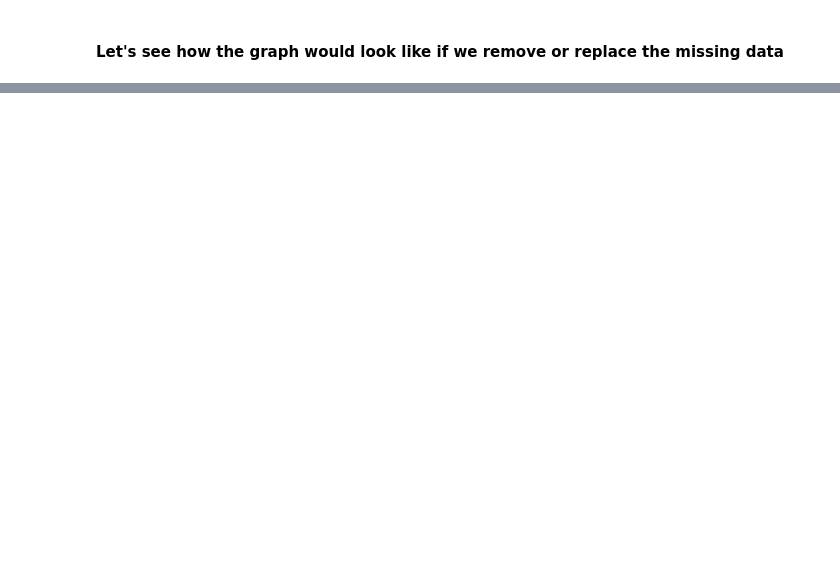
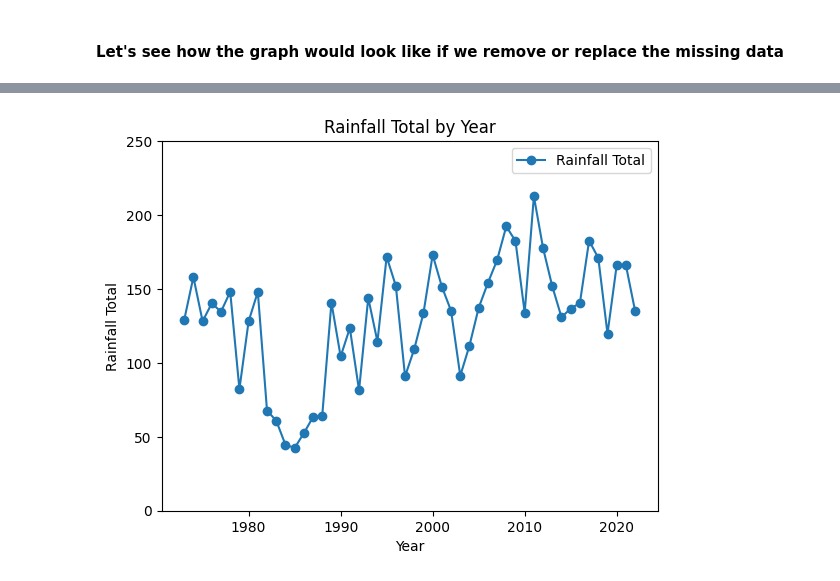
Before and after one commit to znavarra/znavarra.github.io, a Jupyter notebook: python.ipynb, the cells around one changed output, grey strips where cells are left out. Drawn from its saved outputs; the diff is of its cells as text; code cells hidden in the pictures; blank space fills up the shorter version.

```diff
--- a/python.ipynb
+++ b/python.ipynb
@@ -186,0 +257,18 @@ plt.show()
+# %%
+compweather2['YEAR'] = compweather2['DATE'].dt.year
+compweather2['MONTH'] = compweather2['DATE'].dt.month
+
+# Print the DataFrame to see the result
+compweather1.head()
+# Calculate average daily precipitation for each month
+monthly_avg = compweather2.groupby('MONTH')['PRCP'].mean().round(2).to_dict()
+monthly_sd = compweather2.groupby('MONTH')['PRCP'].std().round(2).to_dict()
+
+# Create an imputation mapping for missing values
+imputer_mapping = {month: avg for month, avg in monthly_avg.items()}
+
+# Impute missing values in 'PRCP' column based on month-wise averages
+compweather2['PRCP'] = compweather2.apply(lambda row: imputer_mapping[row['MONTH']] if pd.isnull(row['PRCP']) else row['PRCP'], axis=1)
+
+# Print the updated DataFrame
+print(compweather2)
@@ -186,0 +290,10 @@ plt.show()
+# %%
+# Calculate total rainfall maxima and total rainfall per year
+total_imputed = compweather2.assign(Year=compweather1['DATE'].dt.year) \
+                   .groupby('Year') \
+                   .agg(Rainfall_Maxima=('PRCP', 'max'),
+                        Rainfall_Total=('PRCP', 'sum')) \
+                   .reset_index()
+
+head_tail_imputed = pd.concat([total_imputed.head(), total_imputed.tail()])
+print(head_tail_imputed)
@@ -186,0 +312,18 @@ plt.show()
+# %%
+fig, ax = plt.subplots()
+
+# Plot the data
+ax.plot(total_imputed['Year'], total_imputed['Rainfall_Total'], label='Rainfall Total', marker='o')
+
+# Set the labels and title
+ax.set_xlabel('Year')
+ax.set_ylabel('Rainfall Total')
+ax.set_title('Rainfall Total by Year')
+ax.set_ylim(0,250)
+# Add a legend
+ax.legend()
+
+# Show the plot
+plt.show()
+# %% [output]
+[figure, added]
```
Also changed, not shown: parts of 11 cells of this notebook.
